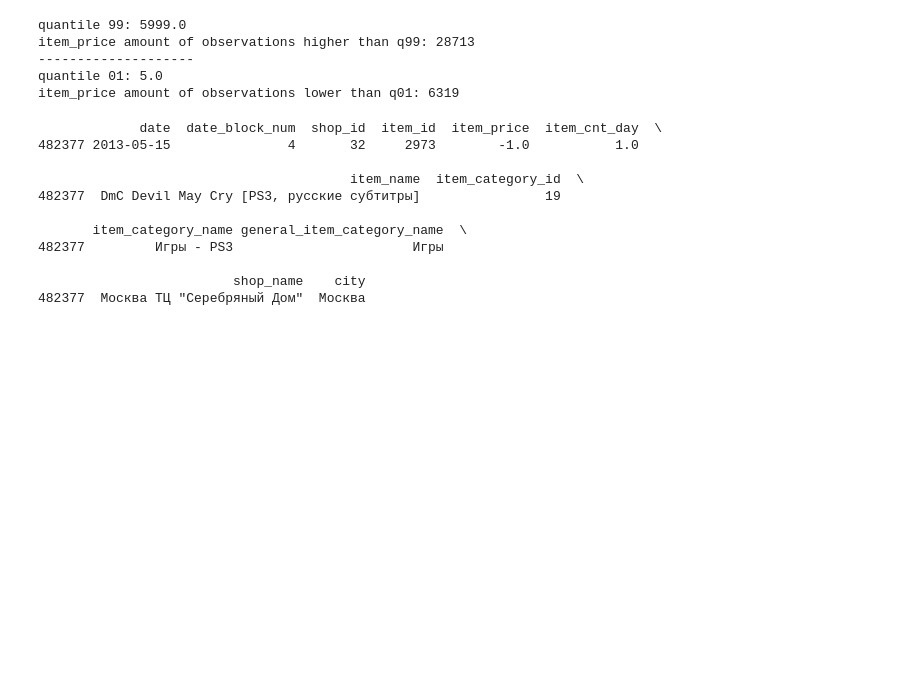
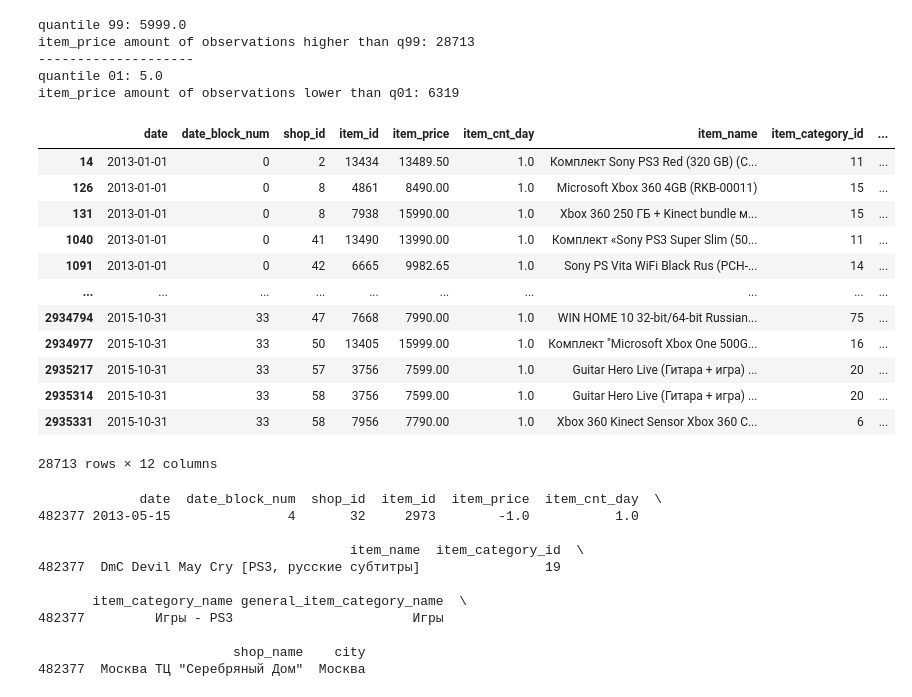
Before and after one commit to MarianSlassi/future_sales_prediction, a Jupyter notebook: notebooks/dqc_etl_structurised.ipynb, the cells around one changed output. Cells and saved outputs as stored; diff of their text form; code cells hidden in the pictures; blank space fills up the shorter version.

```diff
--- a/notebooks/dqc_etl_structurised.ipynb
+++ b/notebooks/dqc_etl_structurised.ipynb
@@ -363,6 +363,22 @@ item_price amount of observations higher than q99: 28713
 --------------------
 quantile 01: 5.0
 item_price amount of observations lower than q01: 6319
+# %%
+sales[sales['item_price'] >item_price_q99]
+# %% [output]
+|  | date | date_block_num | shop_id | item_id | item_price | item_cnt_day | item_name | item_category_id | ... |
+| 14 | 2013-01-01 | 0 | 2 | 13434 | 13489.50 | 1.0 | Комплект Sony PS3 Red (320 GB) (C... | 11 | ... |
+| 126 | 2013-01-01 | 0 | 8 | 4861 | 8490.00 | 1.0 | Microsoft Xbox 360 4GB (RKB-00011) | 15 | ... |
+| 131 | 2013-01-01 | 0 | 8 | 7938 | 15990.00 | 1.0 | Xbox 360 250 ГБ + Kinect bundle м... | 15 | ... |
+| 1040 | 2013-01-01 | 0 | 41 | 13490 | 13990.00 | 1.0 | Комплект «Sony PS3 Super Slim (50... | 11 | ... |
+| 1091 | 2013-01-01 | 0 | 42 | 6665 | 9982.65 | 1.0 | Sony PS Vita WiFi Black Rus (PCH-... | 14 | ... |
+| ... | ... | ... | ... | ... | ... | ... | ... | ... | ... |
+| 2934794 | 2015-10-31 | 33 | 47 | 7668 | 7990.00 | 1.0 | WIN HOME 10 32-bit/64-bit Russian... | 75 | ... |
+| 2934977 | 2015-10-31 | 33 | 50 | 13405 | 15999.00 | 1.0 | Комплект "Microsoft Xbox One 500G... | 16 | ... |
+| 2935217 | 2015-10-31 | 33 | 57 | 3756 | 7599.00 | 1.0 | Guitar Hero Live (Гитара + игра) ... | 20 | ... |
+| 2935314 | 2015-10-31 | 33 | 58 | 3756 | 7599.00 | 1.0 | Guitar Hero Live (Гитара + игра) ... | 20 | ... |
+| 2935331 | 2015-10-31 | 33 | 58 | 7956 | 7790.00 | 1.0 | Xbox 360 Kinect Sensor Xbox 360 C... | 6 | ... |
+28713 rows × 12 columns
 # %%
 print( sales[sales['item_price']<=0] ) # Observations with negative or zero price
 sales = sales[sales['item_price'] > 0] # Assigning only positive price
```
Also changed, not shown: parts of 3 cells of this notebook.
